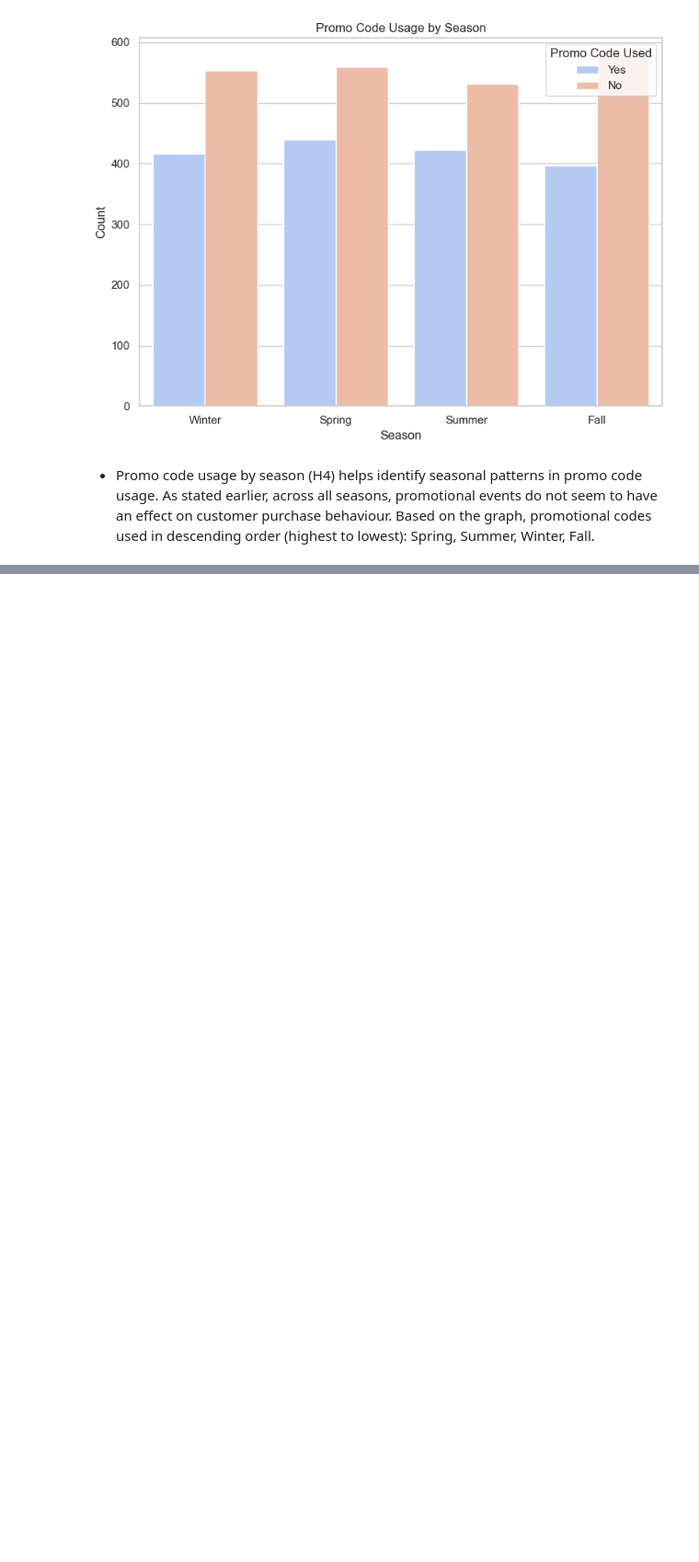
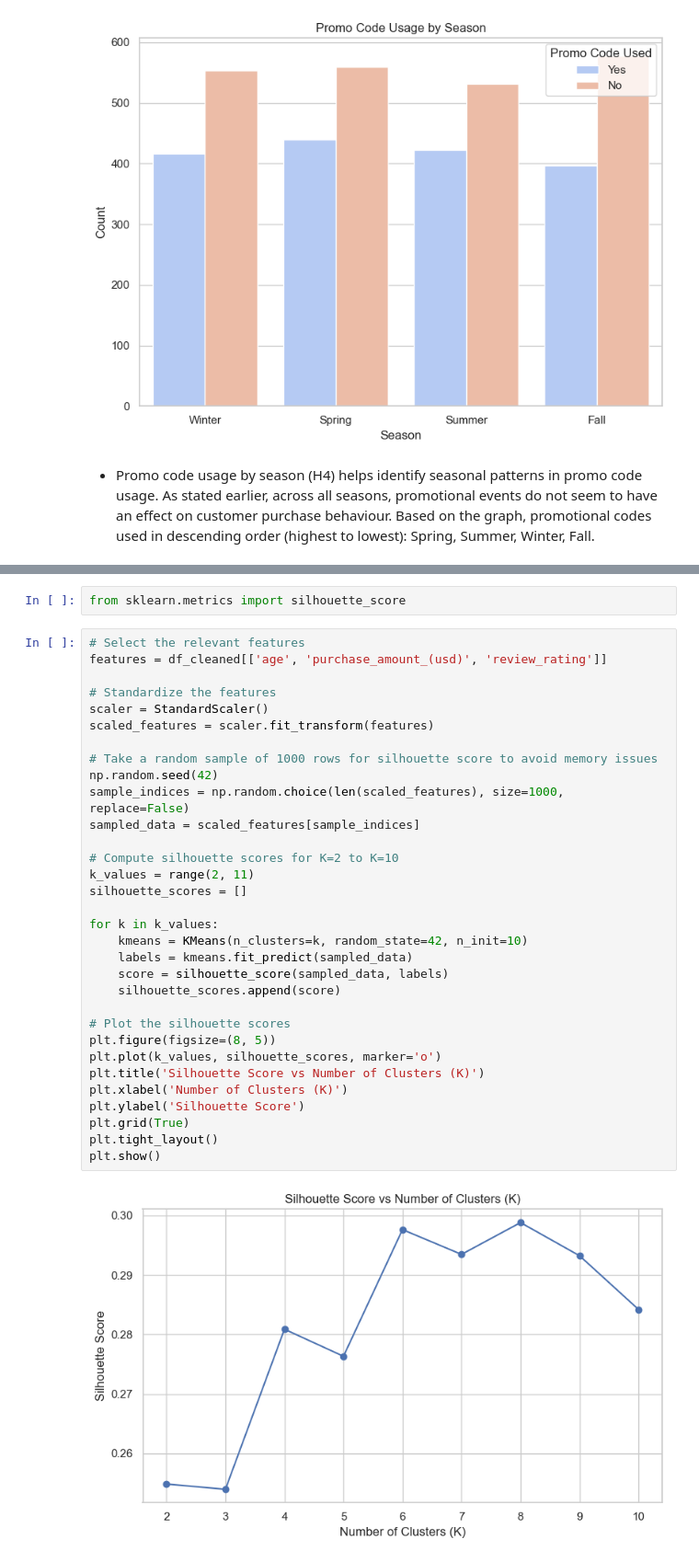
Before and after one commit to CeliaPires/Shopping-Trends, a Jupyter notebook: jupyter_notebooks/02_hypothesis_testing.ipynb, the cells around one changed output, grey strips where cells are left out. Shown at 92% size. Drawn from its saved outputs; the diff is of its cells as text; blank space fills up the shorter version.

```diff
--- a/jupyter_notebooks/02_hypothesis_testing.ipynb
+++ b/jupyter_notebooks/02_hypothesis_testing.ipynb
@@ -391,0 +576,36 @@ plt.show()
+# %%
+from sklearn.metrics import silhouette_score
+# %%
+# Select the relevant features
+features = df_cleaned[['age', 'purchase_amount_(usd)', 'review_rating']]
+
+# Standardize the features
+scaler = StandardScaler()
+scaled_features = scaler.fit_transform(features)
+
+# Take a random sample of 1000 rows for silhouette score to avoid memory issues
+np.random.seed(42)
+sample_indices = np.random.choice(len(scaled_features), size=1000, replace=False)
+sampled_data = scaled_features[sample_indices]
+
+# Compute silhouette scores for K=2 to K=10
+k_values = range(2, 11)
+silhouette_scores = []
+
+for k in k_values:
+    kmeans = KMeans(n_clusters=k, random_state=42, n_init=10)
+    labels = kmeans.fit_predict(sampled_data)
+    score = silhouette_score(sampled_data, labels)
+    silhouette_scores.append(score)
+
+# Plot the silhouette scores
+plt.figure(figsize=(8, 5))
+plt.plot(k_values, silhouette_scores, marker='o')
+plt.title('Silhouette Score vs Number of Clusters (K)')
+plt.xlabel('Number of Clusters (K)')
+plt.ylabel('Silhouette Score')
+plt.grid(True)
+plt.tight_layout()
+plt.show()
+# %% [output]
+[figure, added]
```
Also changed, not shown: parts of 16 cells of this notebook, 1 other file.
